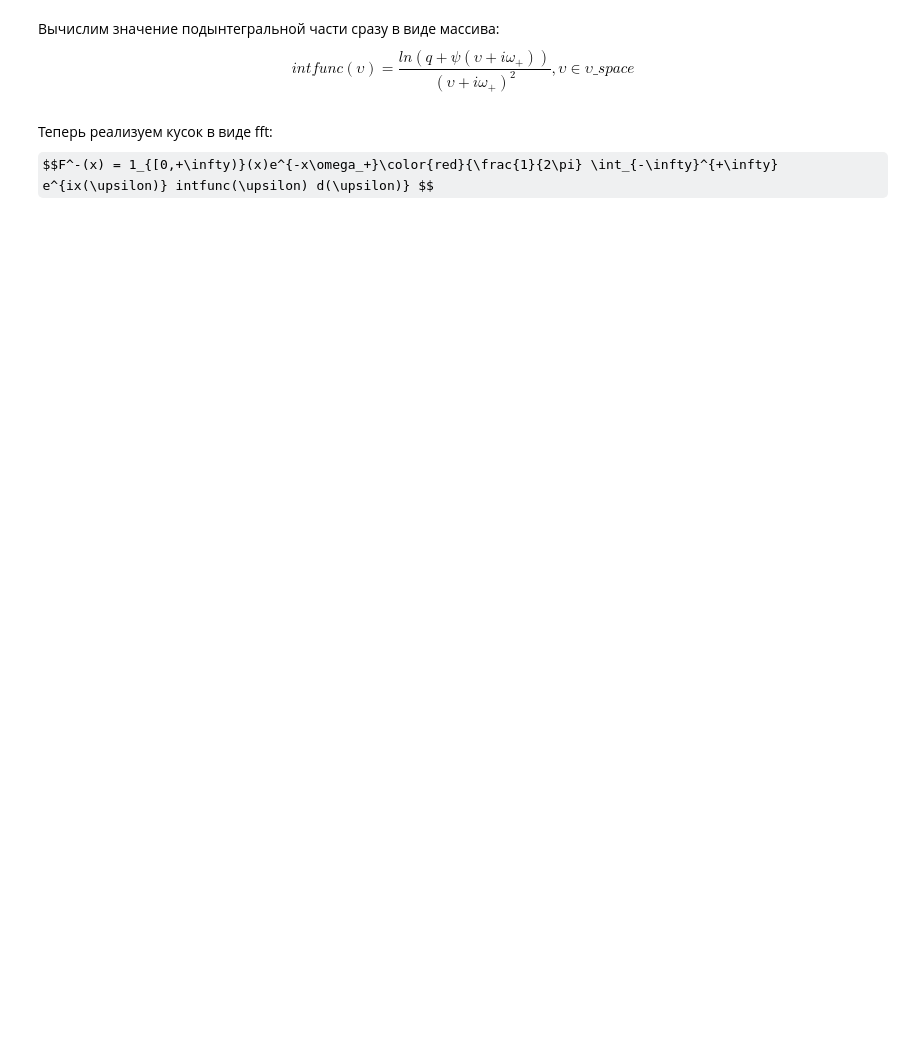
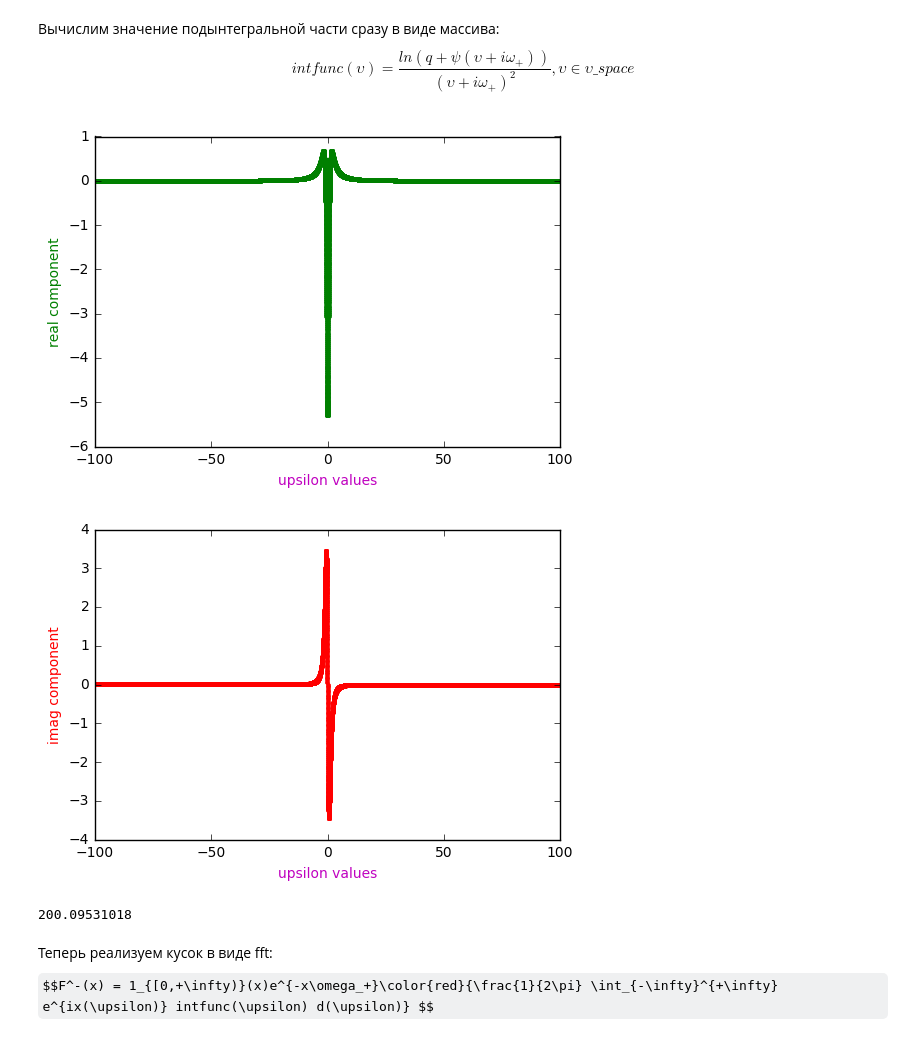
Before and after one commit to inwise/wh-barrier-python, a Jupyter notebook: Mex-BS, new mex symbol comparison.ipynb, the cells around one changed output. Cells and saved outputs as stored; diff of their text form; code cells hidden in the pictures; some formulas as TeX source; blank space fills up the shorter version.

```diff
--- a/Mex-BS, new mex symbol comparison.ipynb
+++ b/Mex-BS, new mex symbol comparison.ipynb
@@ -111,18 +114,19 @@ $$= 1_{[0,+\infty)}(x)e^{-x\omega_+}\frac{1}{2\pi} \int_{-\infty}^{+\infty} e^{i
 $$ \hat{F}^-(\xi) = \int_{-\infty}^{+\infty} e^{-ix\xi} F^-(x) dx $$
 # %%
 # преобразование Фурье должно допускать вычисление интеграла по \xi
-# но поскольку мы имеем дело с ПДО, нужно ещё знать, с какими именно
+# но поскольку мы имеем дело с ПДО, нужно ещё знать, с какими именно \xi имеем дело
 xi_space = fft.fftfreq(M, d=d)
-upsilon_space = fft.fftfreq(M, d=d)
+omega_plus = 1
+# upsilon_space = fft.fftfreq(M, d=d)
+upsilon_space = np.linspace(-100.0, 100.0, num=2**15, endpoint=False)
 
-omega_plus = 1
 
 # Теперь надо поколдовать с функцией F(x). Кодировать её для каждого отдельного значения x можно,
 # но для этого придётся использовать медленные методы вычисления интегралов.
 # Поэтому она должна принимать  массив длиной M и обрабатывать его.
 
 # plt.plot(xi_space, 'm.')
-# plt.ylabel('xi and upsilon values', color='m')
+# plt.ylabel('xi values', color='m')
 # plt.ylabel('point number')
 # plt.show()
 # %% [markdown]
@@ -130,26 +134,30 @@ omega_plus = 1
 # %%
 def integrand_minus(upsilon_array):
     """
     принимает и возвращает массив длиной M,
     работает (должна) на upsilon_space по умолчанию
     тоже должна возвращать
     """
     return np.array([log(q + psi(upsilon + 1j*omega_plus)) / (upsilon + 1j*omega_plus)**2 for upsilon in upsilon_array])
 
 
-# plt.plot(upsilon_space, integrand_minus(upsilon_space).real, 'g.')
-# plt.xlabel('upsilon values', color='m')
-# plt.ylabel('real component', color='g')
+plt.plot(upsilon_space, integrand_minus(upsilon_space).real, 'g.')
+plt.xlabel('upsilon values', color='m')
+plt.ylabel('real component', color='g')
 
-# plt.show()
+plt.show()
 
-# plt.plot(upsilon_space, integrand_minus(upsilon_space).imag, 'r.')
-# plt.xlabel('upsilon values', color='m')
-# plt.ylabel('imag component', color='r')
+plt.plot(upsilon_space, integrand_minus(upsilon_space).imag, 'r.')
+plt.xlabel('upsilon values', color='m')
+plt.ylabel('imag component', color='r')
 
-# plt.show()
+plt.show()
 
-# print(q)
+print(q)
+# %% [output]
+[figure, added]
+[figure, added]
+200.09531018
 # %% [markdown]
 Теперь реализуем кусок в виде fft:
 $$F^-(x) = 1_{[0,+\infty)}(x)e^{-x\omega_+}\color{red}{\frac{1}{2\pi} \int_{-\infty}^{+\infty} e^{ix(\upsilon)} intfunc(\upsilon) d(\upsilon)} $$
```
Also changed, not shown: parts of 5 cells of this notebook.
